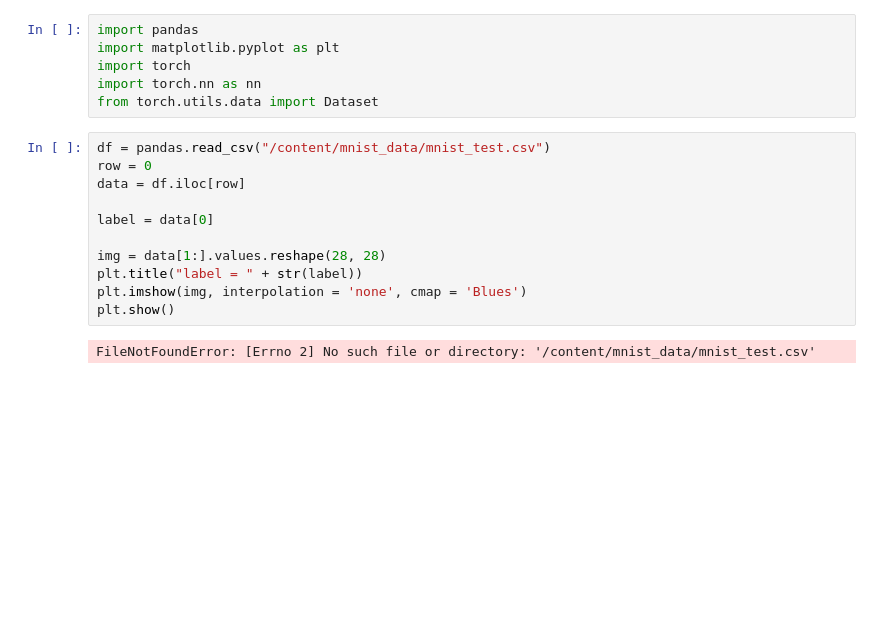
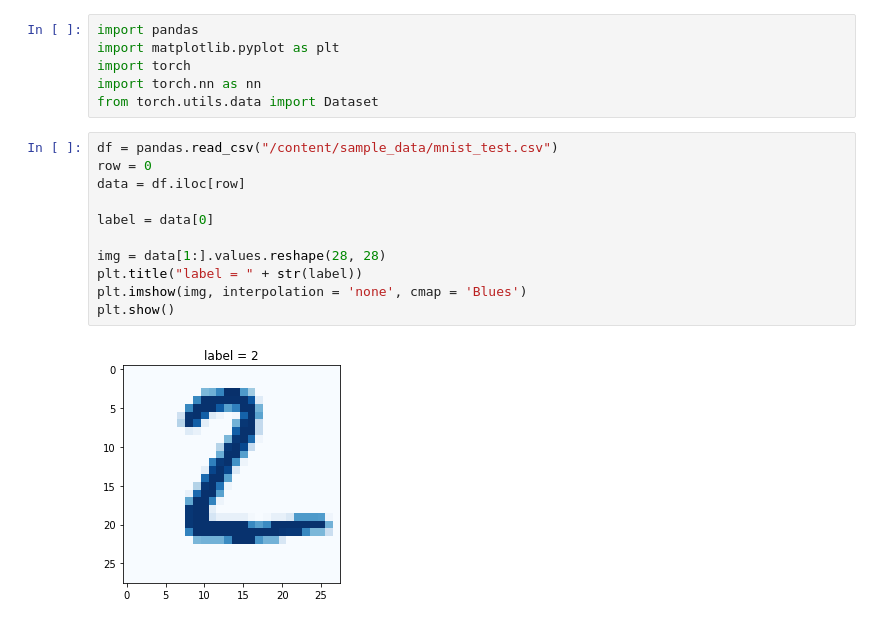
Before and after one commit to JumperWacky/cycleGAN, a Jupyter notebook: mnist_rec.ipynb, the cells around one changed output. Saved outputs shown, nothing was run; the diff lists cells and outputs as text; blank space fills up the shorter version.

```diff
--- a/mnist_rec.ipynb
+++ b/mnist_rec.ipynb
@@ -7,18 +7,18 @@ import torch
 import torch.nn as nn
 from torch.utils.data import Dataset
 # %%
-df = pandas.read_csv("/content/mnist_data/mnist_test.csv")
+df = pandas.read_csv("/content/sample_data/mnist_test.csv")
 row = 0
 data = df.iloc[row]
 
 label = data[0]
 
 img = data[1:].values.reshape(28, 28)
 plt.title("label = " + str(label))
 plt.imshow(img, interpolation = 'none', cmap = 'Blues')
 plt.show()
 # %% [output]
-FileNotFoundError: [Errno 2] No such file or directory: '/content/mnist_data/mnist_test.csv'
+[figure, added]
 # %%
 class Classifier(nn.Module):
   def __init__(self):
```
Also changed, not shown: parts of 9 cells of this notebook.
